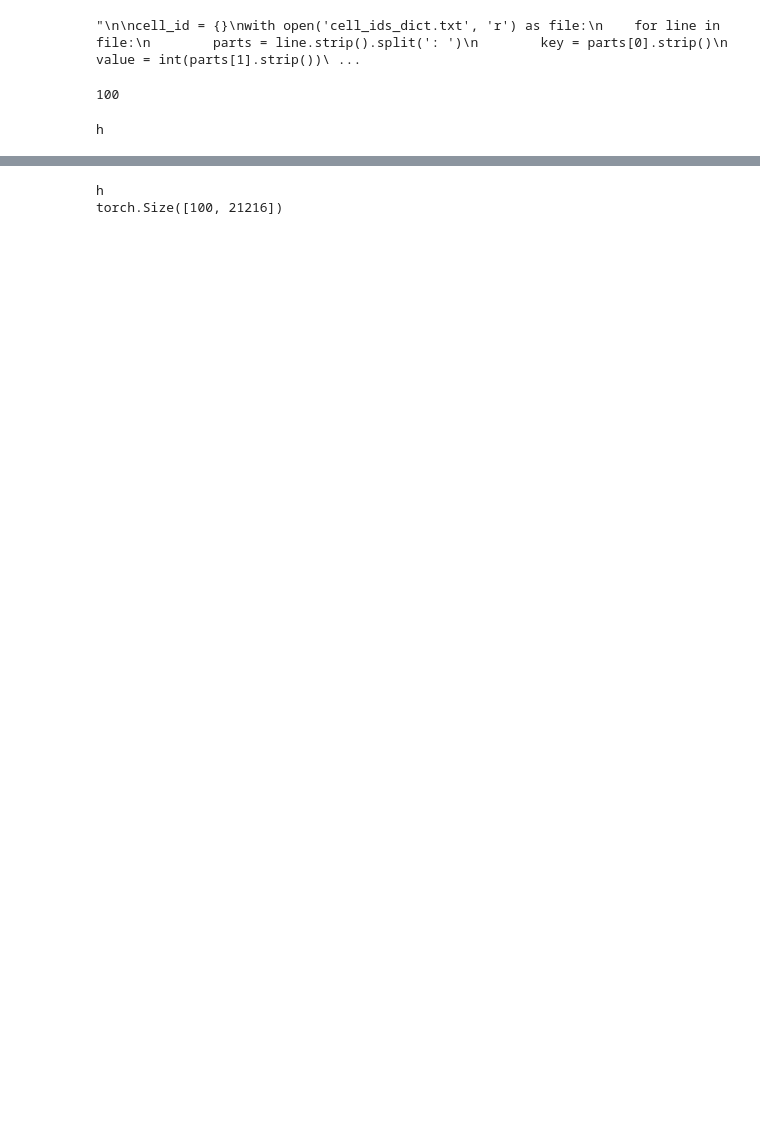
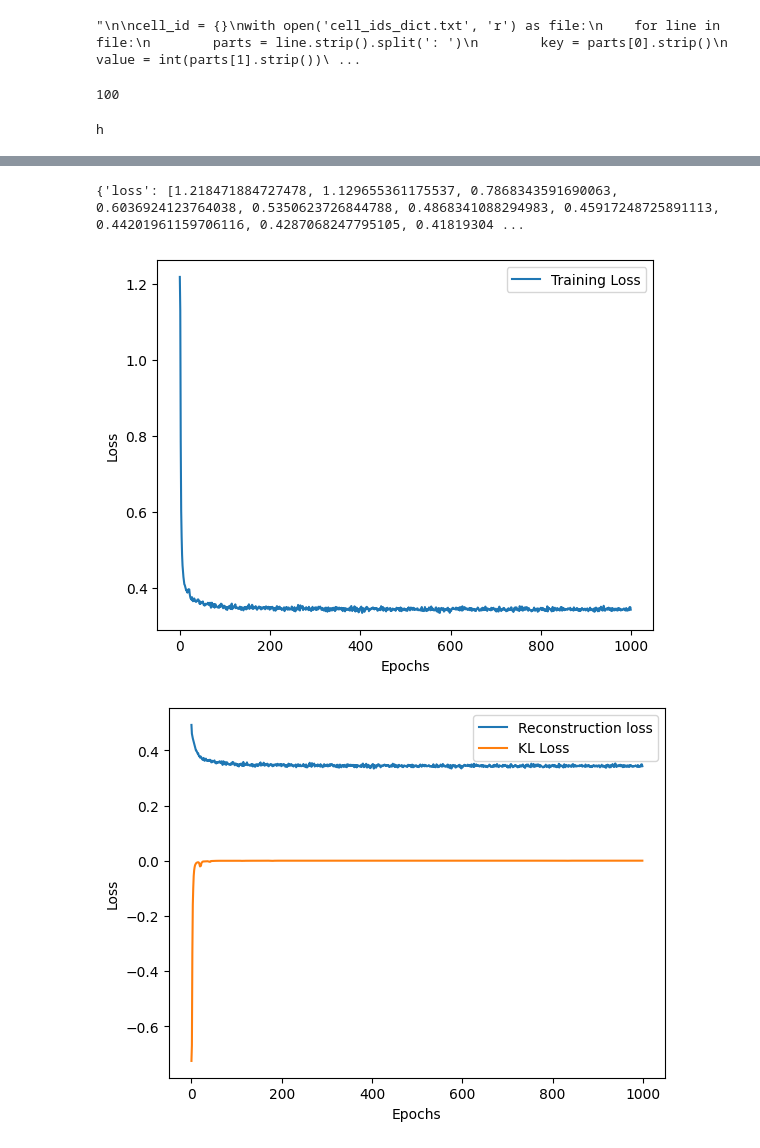
Before and after one commit to rksrcl/SagTrain, a Jupyter notebook: training/training_and_eval.ipynb, the cells around one changed output, grey strips where cells are left out. Drawn from its saved outputs; the diff is of its cells as text; code cells hidden in the pictures; blank space fills up the shorter version.

Commit message:
Add validation set creation and loss curves

```diff
--- a/training/training_and_eval.ipynb
+++ b/training/training_and_eval.ipynb
@@ -155,7 +157,7 @@ manager = Sagittarius_Manager(
     rec_loss='mse'
 )
 
-weights = '11313exp1.pth'
+weights = 'weights/131055exp1.pth'
 manager.train_model(expr, ts, ys, mask, reload=False, mfile=weights, num_epochs=1000, lr=0.001)
 # %% [output]
 h
@@ -212,37 +164,23 @@ for i in range(N):
-# %%
-manager = Sagittarius_Manager(
-    input_dim=M,
-    num_classes=1,
-    class_sizes=[54],
-    cvae_catdims=[2],
-    cvae_hiddendims=[128, 64],
-    cvae_ld=32,
-    attn_heads=4,
-    num_ref_points=10,
-    temporal_dim=16,
-    tr_catdims=[8],
-    minT=0,
-    maxT=10,
-    device='cpu',
-    transformer_dim=None, # Not using encoder/decoder for this experiment
-    batch_size=16,
-    beta=1.0,
-    train_transfer=False,
-    num_cont=1, # Only continuous variable is time
-    rec_loss='mse'
-)
-weights = 'weights/11313exp1.pth'
-manager.train_model(test_expr, test_ts, test_ys, test_mask, reload=True, mfile=weights)
-newpred = manager.reconstruct()
-print(newpred.shape)
-
-# hold a copy
-pred = newpred
-
-gt = test_expr
-gt = torch.masked_select(test_expr,torch.stack([test_mask.bool() for _ in range(M)], dim = -1)).view(-1, M)
-
-# at this point pred = newpred, gt and pred have the same dimensions and are 2D
-# %% [output]
-h
-torch.Size([100, 21216])
+# %%
+#loss curves
+
+print(manager.train_losses)
+plt.plot(manager.train_losses['loss'], label='Training Loss')
+plt.xlabel('Epochs')
+plt.ylabel('Loss')
+plt.legend()
+plt.show()
+
+
+reconstruction_losses = manager.train_losses['MSE']
+kld_losses = manager.train_losses['KLD']
+plt.plot(reconstruction_losses, label='Reconstruction loss')
+plt.plot(kld_losses, label='KL Loss')
+plt.xlabel('Epochs')
+plt.ylabel('Loss')
+plt.legend()
+plt.show()
+# %% [output]
+{'loss': [1.218471884727478, 1.129655361175537, 0.7868343591690063, 0.6036924123764038, 0.5350623726844788, 0.4868341088294983, 0.45917248725891113, 0.44201961159706116, 0.4287068247795105, 0.41819304 ...
+[figure, added]
+[figure, added]
```
Also changed, not shown: parts of 13 cells of this notebook, 6 other files.
